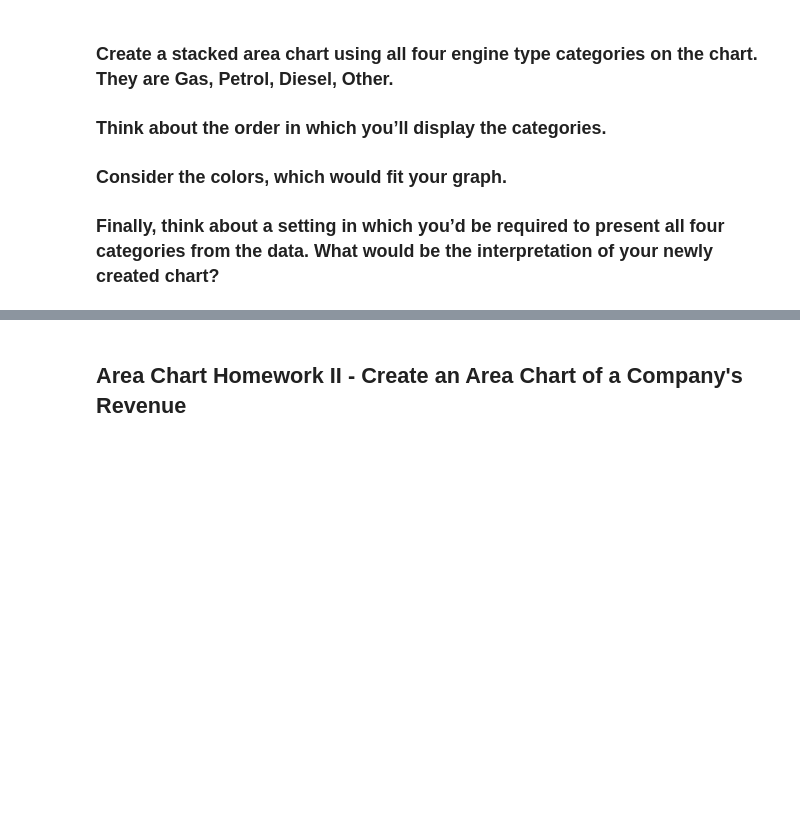
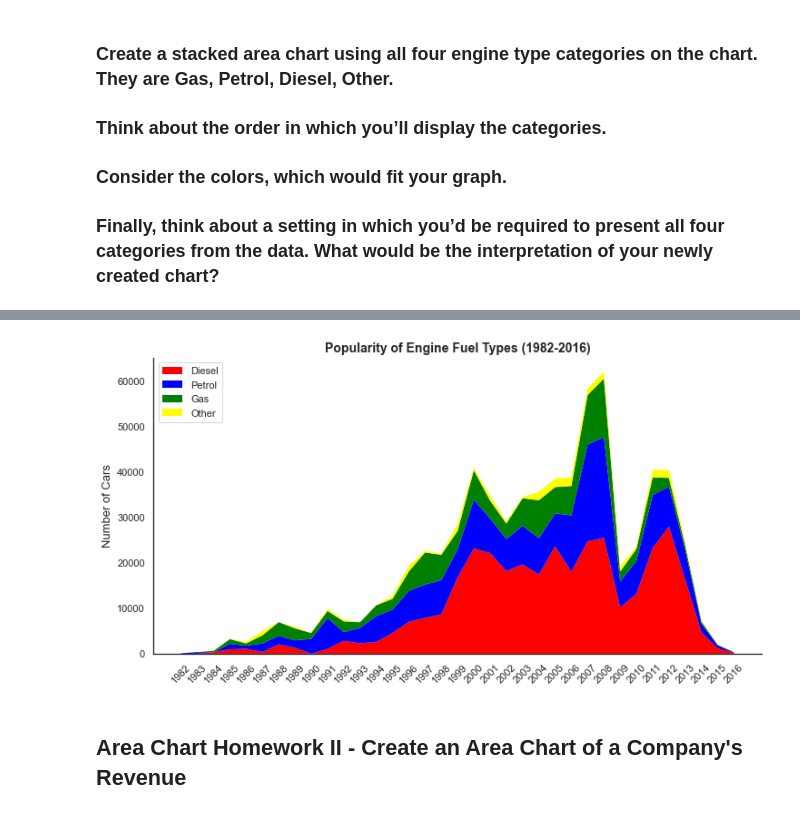
Before and after one commit to roblivesinottawa/data_analytics_python, a Jupyter notebook: S34 - Data Visualization/L1/Data Viz Homework Notebook.ipynb, the cells around one changed output, grey strips where cells are left out. Drawn from its saved outputs; the diff is of its cells as text; code cells hidden in the pictures; blank space fills up the shorter version.

Commit message:
"moved some files, created area charts"

```diff
--- a/S34 - Data Visualization/L1/Data Viz Homework Notebook.ipynb
+++ b/S34 - Data Visualization/L1/Data Viz Homework Notebook.ipynb
@@ -97,3 +97,6 @@ plt.show()
 ### Think about the order in which you’ll display the categories.
 ### Consider the colors, which would fit your graph.
 ### Finally, think about a setting in which you’d be required to present all four categories from the data. What would be the interpretation of your newly created chart?
+# %%
+df_fuel_engine_types = pd.read_csv("stacked_area_chart_data.csv")
+df_fuel_engine_types
@@ -100,3 +121,23 @@ plt.show()
+# %%
+# the colors and labels can also be defined on the top of the file
+
+sns.set_style('white')
+plt.figure(figsize=(12,6))
+plt.stackplot(df_fuel_engine_types['Year'],
+                df_fuel_engine_types['Diesel'],
+                df_fuel_engine_types['Petrol'],
+                df_fuel_engine_types['Gas'],
+                df_fuel_engine_types['Other'],
+                colors=['red', 'blue', 'green', 'yellow'],
+                edgecolor = 'none')
+plt.xticks(df_fuel_engine_types['Year'], rotation=45)
+plt.legend(labels =['Diesel', 'Petrol', 'Gas', 'Other'], loc = 'upper left')
+plt.ylabel('Number of Cars', fontsize = 13)
+plt.title('Popularity of Engine Fuel Types (1982-2016)', fontsize=14, weight='bold')
+sns.despine()
+plt.show()
+# %% [output]
+[figure, added]
 # %% [markdown]
 ## Area Chart Homework II - Create an Area Chart of a Company's Revenue
 # %% [markdown]
```
Also changed, not shown: parts of 3 cells of this notebook, 1 other file.
